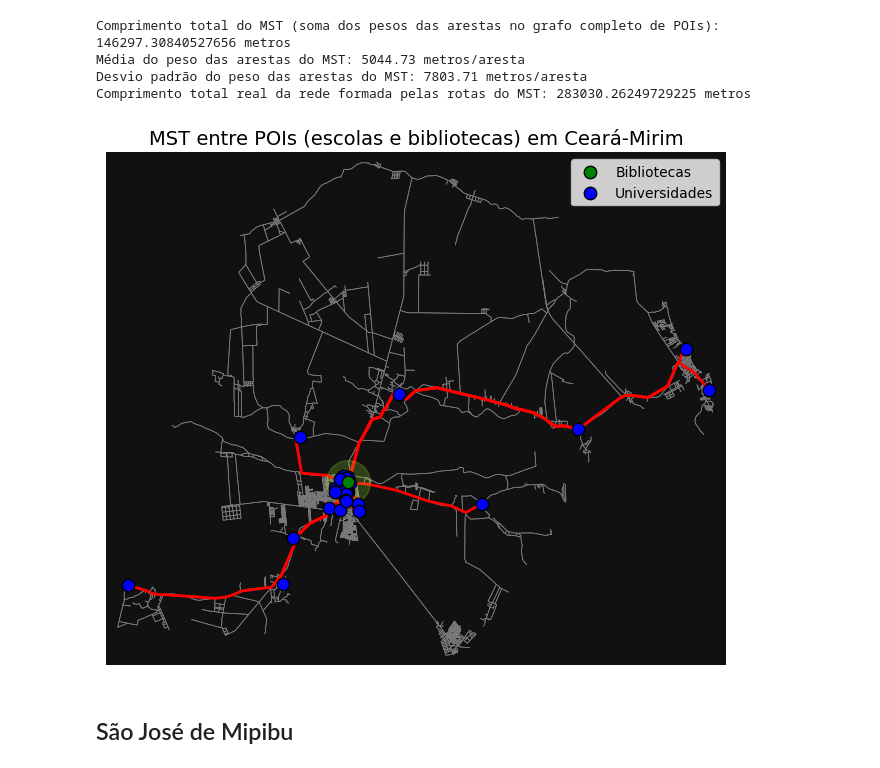
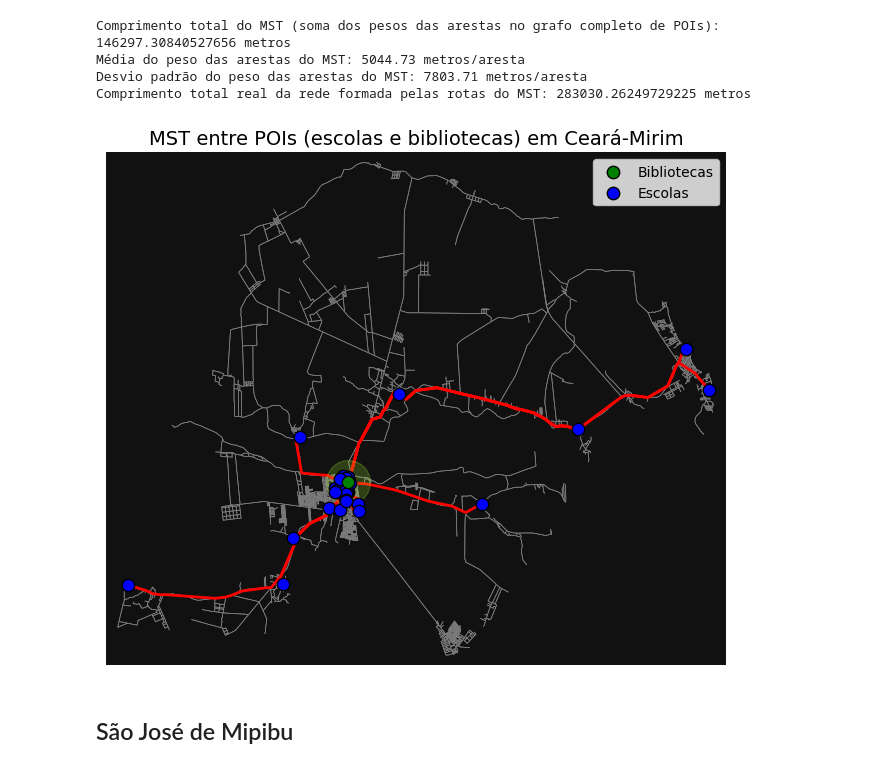
Before and after one commit to lucasumb/Algoritmos-e-estruturas-de-dados-II, a Jupyter notebook: Projeto03/notebooks/projeto3.ipynb, the cells around one changed output. Cells and saved outputs as stored; diff of their text form; code cells hidden in the pictures.

```diff
--- a/Projeto03/notebooks/projeto3.ipynb
+++ b/Projeto03/notebooks/projeto3.ipynb
@@ -1061,32 +1060,32 @@ Comprimento total real da rede formada pelas rotas do MST: 283030.26249729225 me
 # %%
 # Plotar o grafo base
 fig, ax = ox.plot_graph(
     G_undirected, node_size=0, edge_color="gray", edge_linewidth=0.5, show=False, close=False
 )
 
 # Plotar também os POIs (bibliotecas) em verde
 poi_x = [G_undirected.nodes[n]['x'] for n in library_nodes]
 poi_y = [G_undirected.nodes[n]['y'] for n in library_nodes]
 ax.scatter(poi_x, poi_y, c='greenyellow', s=1000, zorder=5, alpha=0.2)
 ax.scatter(poi_x, poi_y, c='green', s=80, zorder=6, edgecolor='black', label='Bibliotecas')
 
 # Destacar as rotas do MST em vermelho
 for route in mst_routes:
     x = [G_undirected.nodes[n]['x'] for n in route]
     y = [G_undirected.nodes[n]['y'] for n in route]
     ax.plot(x, y, color='red', linewidth=2, zorder=4)
 
 # Plotar também os POIs (universidades) em azul
 poi_x = [G_undirected.nodes[n]['x'] for n in university_nodes]
 poi_y = [G_undirected.nodes[n]['y'] for n in university_nodes]
-ax.scatter(poi_x, poi_y, c='blue', s=80, zorder=5, edgecolor='black', label='Universidades')
+ax.scatter(poi_x, poi_y, c='blue', s=80, zorder=5, edgecolor='black', label='Escolas')
 
 plt.title("MST entre POIs (escolas e bibliotecas) em Ceará-Mirim", fontsize=14)
 ax.legend()
-plt.savefig("ceara_mst.png", dpi=300, bbox_inches='tight')
+plt.savefig("ceara_mst.png", dpi=500, bbox_inches='tight')
 plt.show()
 # %% [output]
-[figure, old version]
+[figure, new version]
 # %% [markdown]
 ## São José de Mipibu
 # %%
```
Also changed, not shown: parts of 17 cells of this notebook, 10 other files.
